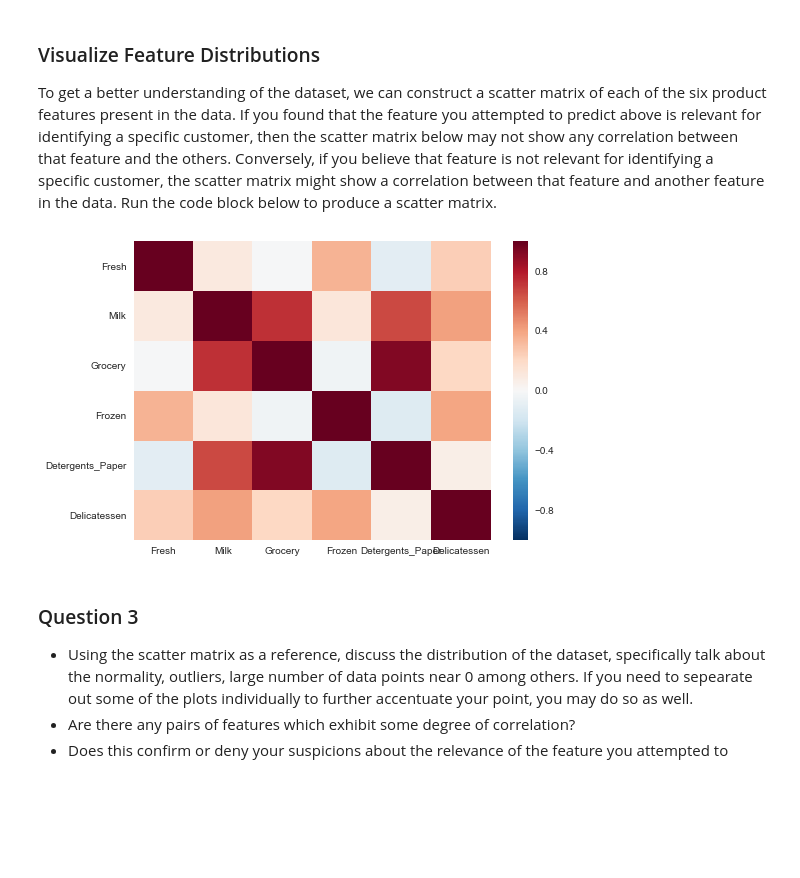
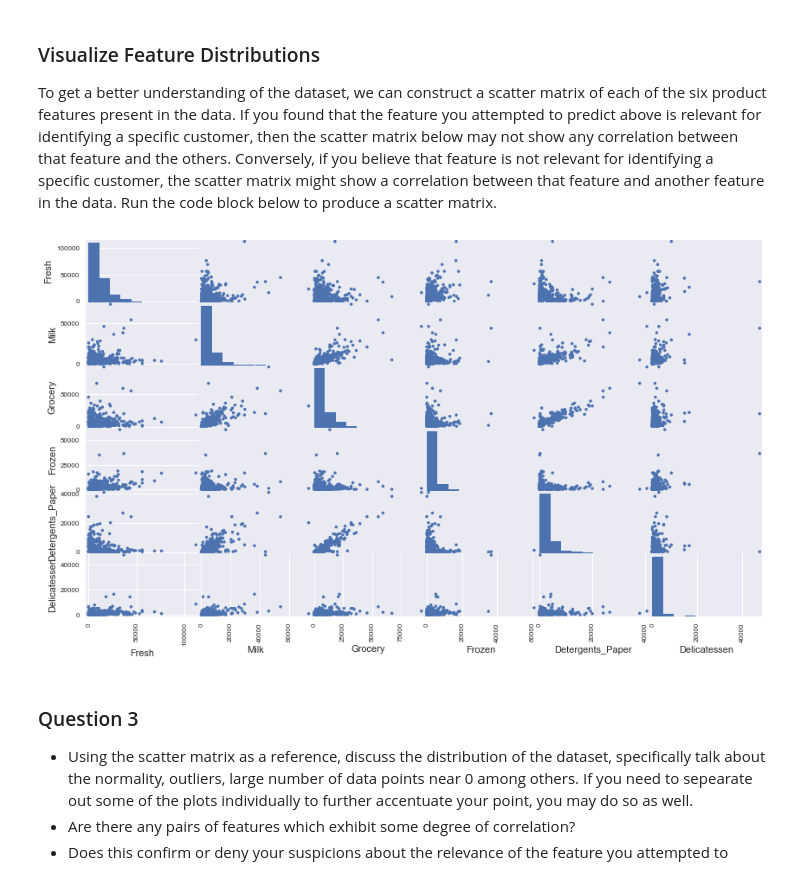
Before and after one commit to Rhysoshea/customer_segments, a Jupyter notebook: customer_segments.ipynb, the cells around one changed output. Cells and saved outputs as stored; diff of their text form; code cells hidden in the pictures; blank space fills up the shorter version.

```diff
--- a/customer_segments.ipynb
+++ b/customer_segments.ipynb
@@ -167,14 +167,14 @@ The score was not very high therefore I decided to check all of the features, of
 To get a better understanding of the dataset, we can construct a scatter matrix of each of the six product features present in the data. If you found that the feature you attempted to predict above is relevant for identifying a specific customer, then the scatter matrix below may not show any correlation between that feature and the others. Conversely, if you believe that feature is not relevant for identifying a specific customer, the scatter matrix might show a correlation between that feature and another feature in the data. Run the code block below to produce a scatter matrix.
 # %%
 # Produce a scatter matrix for each pair of features in the data
-#pd.plotting.scatter_matrix(data, alpha = 1, figsize = (14,8), diagonal = 'hist');
+pd.plotting.scatter_matrix(data, alpha = 1, figsize = (14,8), diagonal = 'hist');
 
 # Get correlations and use a heatmap
 import seaborn as sns
 correls = data.corr()
-ax = sns.heatmap(correls)
+#ax = sns.heatmap(correls, annot=True)
 # %% [output]
-[figure, old version]
+[figure, new version]
 # %% [markdown]
 ### Question 3
 * Using the scatter matrix as a reference, discuss the distribution of the dataset, specifically talk about the normality, outliers, large number of data points near 0 among others. If you need to sepearate out some of the plots individually to further accentuate your point, you may do so as well.
```
Also changed, not shown: parts of 15 cells of this notebook, 1 other file.
